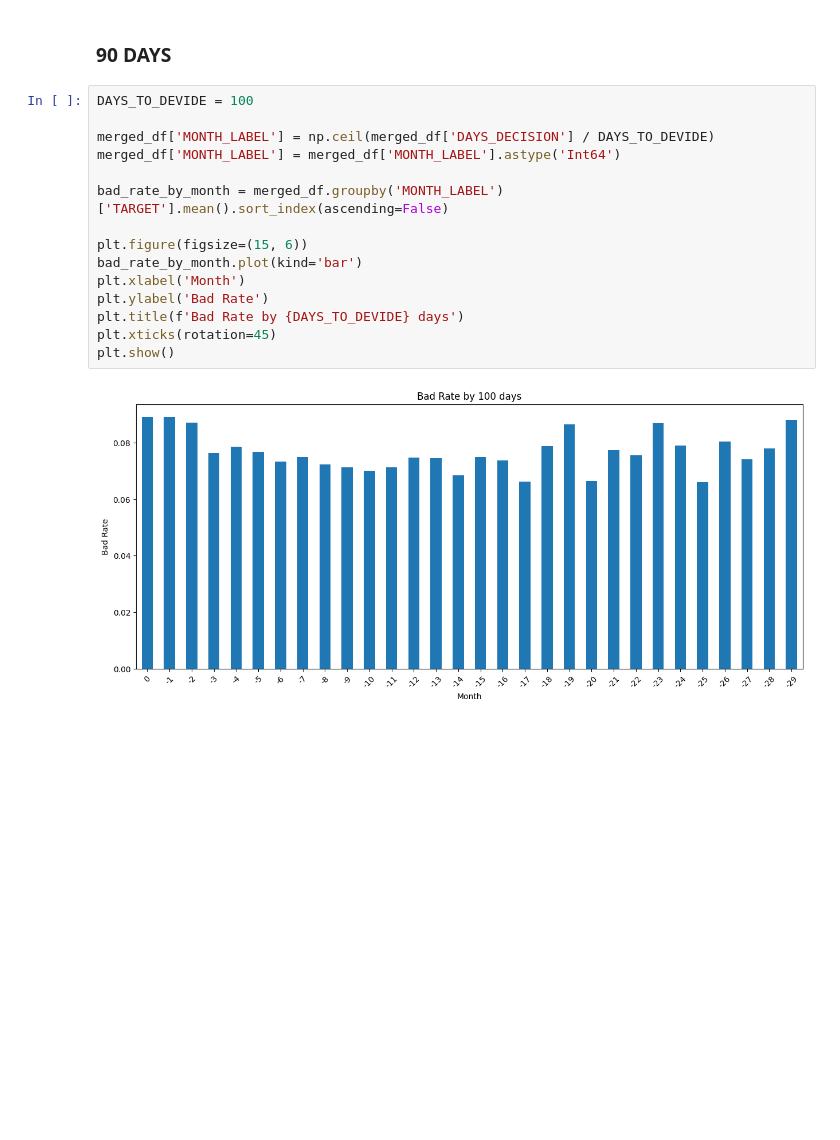
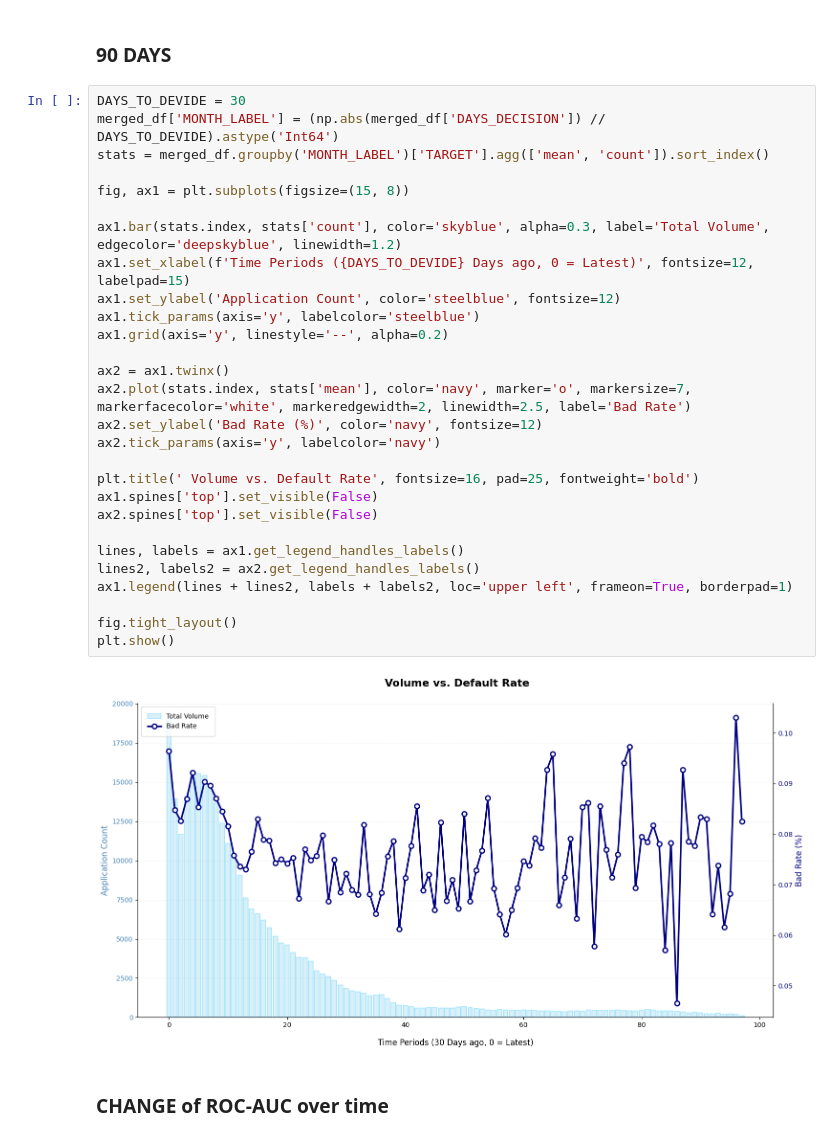
Before and after one commit to dilshodazamjonov/Feature-Selection-Research, a Jupyter notebook: Notebooks/analysis.ipynb, the cells around one changed output. Drawn from its saved outputs; the diff is of its cells as text; blank space fills up the shorter version.

```diff
--- a/Notebooks/analysis.ipynb
+++ b/Notebooks/analysis.ipynb
@@ -61,19 +61,34 @@ print(merged_df[['DAYS_DECISION', 'MONTH_LABEL']])
 # %% [markdown]
 ### 90 DAYS
 # %%
-DAYS_TO_DEVIDE = 100
+DAYS_TO_DEVIDE = 30
+merged_df['MONTH_LABEL'] = (np.abs(merged_df['DAYS_DECISION']) // DAYS_TO_DEVIDE).astype('Int64')
+stats = merged_df.groupby('MONTH_LABEL')['TARGET'].agg(['mean', 'count']).sort_index()
 
-merged_df['MONTH_LABEL'] = np.ceil(merged_df['DAYS_DECISION'] / DAYS_TO_DEVIDE)
-merged_df['MONTH_LABEL'] = merged_df['MONTH_LABEL'].astype('Int64')
+fig, ax1 = plt.subplots(figsize=(15, 8))
 
-bad_rate_by_month = merged_df.groupby('MONTH_LABEL')['TARGET'].mean().sort_index(ascending=False)
+ax1.bar(stats.index, stats['count'], color='skyblue', alpha=0.3, label='Total Volume', edgecolor='deepskyblue', linewidth=1.2)
+ax1.set_xlabel(f'Time Periods ({DAYS_TO_DEVIDE} Days ago, 0 = Latest)', fontsize=12, labelpad=15)
+ax1.set_ylabel('Application Count', color='steelblue', fontsize=12)
+ax1.tick_params(axis='y', labelcolor='steelblue')
+ax1.grid(axis='y', linestyle='--', alpha=0.2)
 
-plt.figure(figsize=(15, 6))
-bad_rate_by_month.plot(kind='bar')
-plt.xlabel('Month')
-plt.ylabel('Bad Rate')
-plt.title(f'Bad Rate by {DAYS_TO_DEVIDE} days')
-plt.xticks(rotation=45)
+ax2 = ax1.twinx()
+ax2.plot(stats.index, stats['mean'], color='navy', marker='o', markersize=7, markerfacecolor='white', markeredgewidth=2, linewidth=2.5, label='Bad Rate')
+ax2.set_ylabel('Bad Rate (%)', color='navy', fontsize=12)
+ax2.tick_params(axis='y', labelcolor='navy')
+
+plt.title(' Volume vs. Default Rate', fontsize=16, pad=25, fontweight='bold')
+ax1.spines['top'].set_visible(False)
+ax2.spines['top'].set_visible(False)
+
+lines, labels = ax1.get_legend_handles_labels()
+lines2, labels2 = ax2.get_legend_handles_labels()
+ax1.legend(lines + lines2, labels + labels2, loc='upper left', frameon=True, borderpad=1)
+
+fig.tight_layout()
 plt.show()
 # %% [output]
-[figure, old version]
+[figure, new version]
+# %% [markdown]
+### CHANGE of ROC-AUC over time
```
Also changed, not shown: 9 other files.
